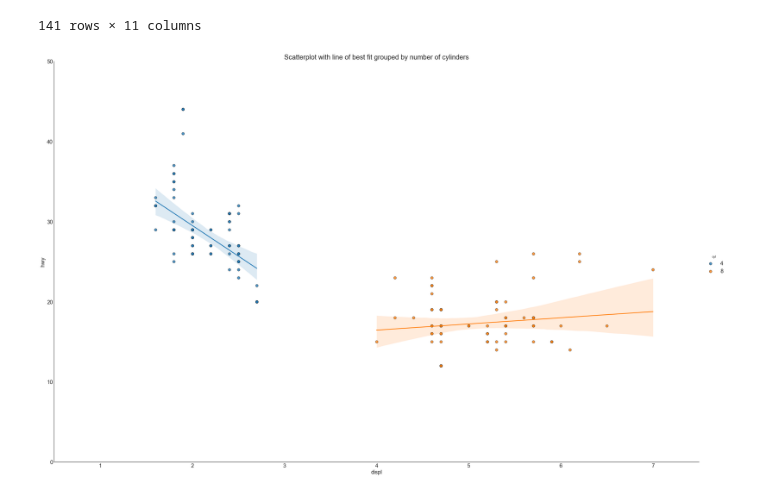
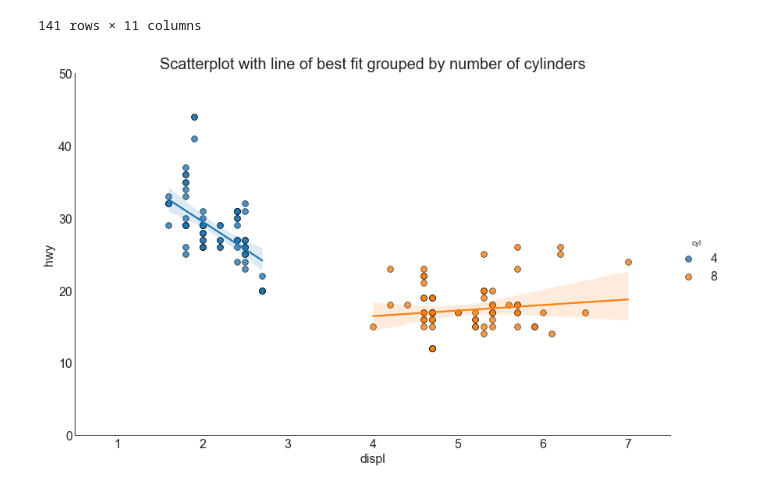
Before and after one commit to gitony0101/X4DS, a Jupyter notebook: evan/snsmpl.ipynb, the cells around one changed output. Saved outputs shown, nothing was run; the diff lists cells and outputs as text; code cells hidden in the pictures.

```diff
--- a/evan/snsmpl.ipynb
+++ b/evan/snsmpl.ipynb
@@ -199,13 +199,13 @@ df_select.head(-10)
 # %%
 #Plot
 sns.set_style("white")
 grid_obj= sns.lmplot(x="displ",y="hwy",hue="cyl",data=df_select,
-                   height=17,aspect=1.6,robust=True,palette='tab10',
+                   height=7,aspect=1.6,robust=True,palette='tab10',
                    scatter_kws=dict(s=60,linewidths=0.7,edgecolors='black'))
 
 #Decorations
 grid_obj.set(xlim=(0.5,7.5),ylim=(0.,50))
 plt.title("Scatterplot with line of best fit grouped by number of cylinders",fontsize=20)
 plt.show()
 # %% [output]
-[figure, old version]
+[figure, new version]
```
